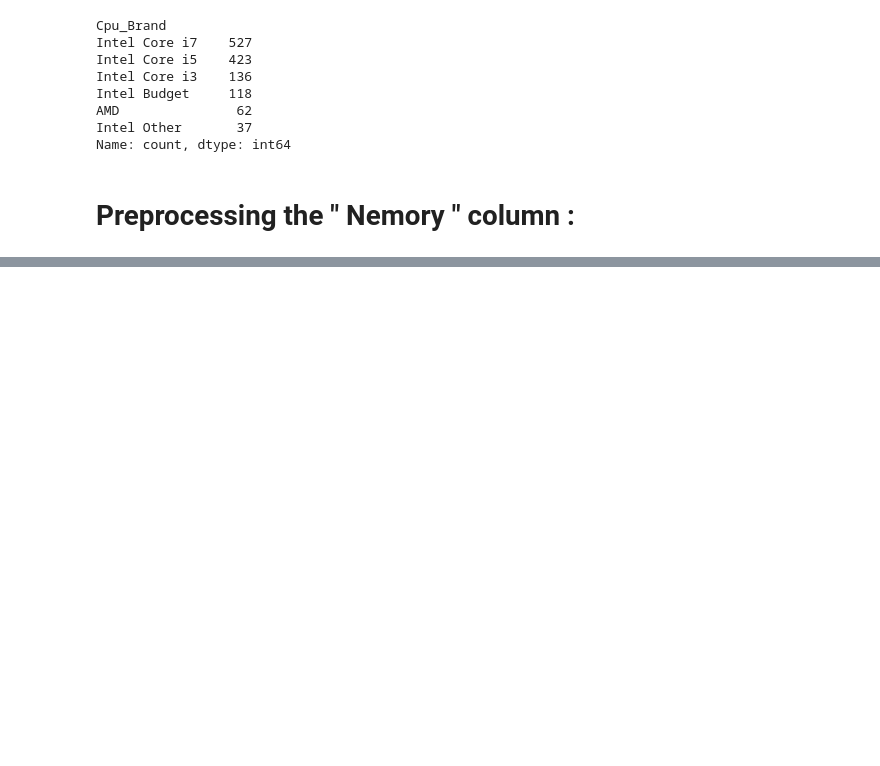
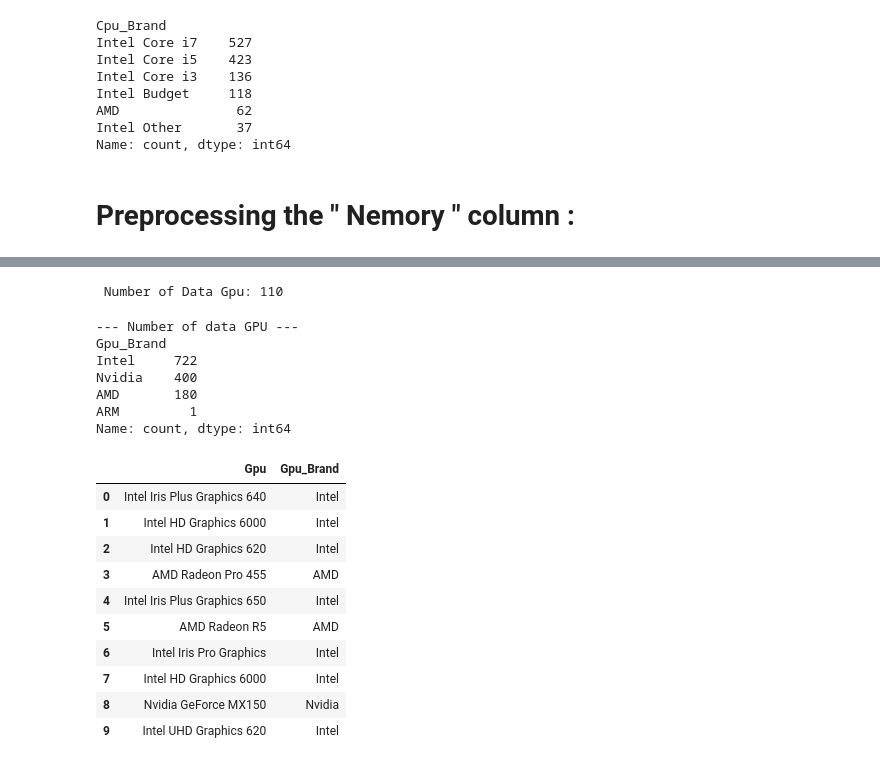
Before and after one commit to razieabbasi1999/Laptop-Price-Prediction-ML, a Jupyter notebook: laptop-price-prediction.ipynb, the cells around one changed output, grey strips where cells are left out. Saved outputs shown, nothing was run; the diff lists cells and outputs as text; code cells hidden in the pictures; blank space fills up the shorter version.

```diff
--- a/laptop-price-prediction.ipynb
+++ b/laptop-price-prediction.ipynb
@@ -259,0 +361,34 @@ Name: count, dtype: int64
+# %%
+print(" Number of Data Gpu:", df['Gpu'].nunique())
+# %% [output]
+ Number of Data Gpu: 110
+# %%
+def fetch_gpu_brand(gpu_str):
+  return gpu_str.split()[0]
+
+
+df['Gpu_Brand'] = df['Gpu'].apply(fetch_gpu_brand)
+
+print("--- Number of data GPU ---")
+print(df['Gpu_Brand'].value_counts())
+
+df[['Gpu', 'Gpu_Brand']].head(10)
+# %% [output]
+--- Number of data GPU ---
+Gpu_Brand
+Intel     722
+Nvidia    400
+AMD       180
+ARM         1
+Name: count, dtype: int64
+|  | Gpu | Gpu_Brand |
+| 0 | Intel Iris Plus Graphics 640 | Intel |
+| 1 | Intel HD Graphics 6000 | Intel |
+| 2 | Intel HD Graphics 620 | Intel |
+| 3 | AMD Radeon Pro 455 | AMD |
+| 4 | Intel Iris Plus Graphics 650 | Intel |
+| 5 | AMD Radeon R5 | AMD |
+| 6 | Intel Iris Pro Graphics | Intel |
+| 7 | Intel HD Graphics 6000 | Intel |
+| 8 | Nvidia GeForce MX150 | Nvidia |
+| 9 | Intel UHD Graphics 620 | Intel |
```
Also changed, not shown: parts of 7 cells of this notebook.
